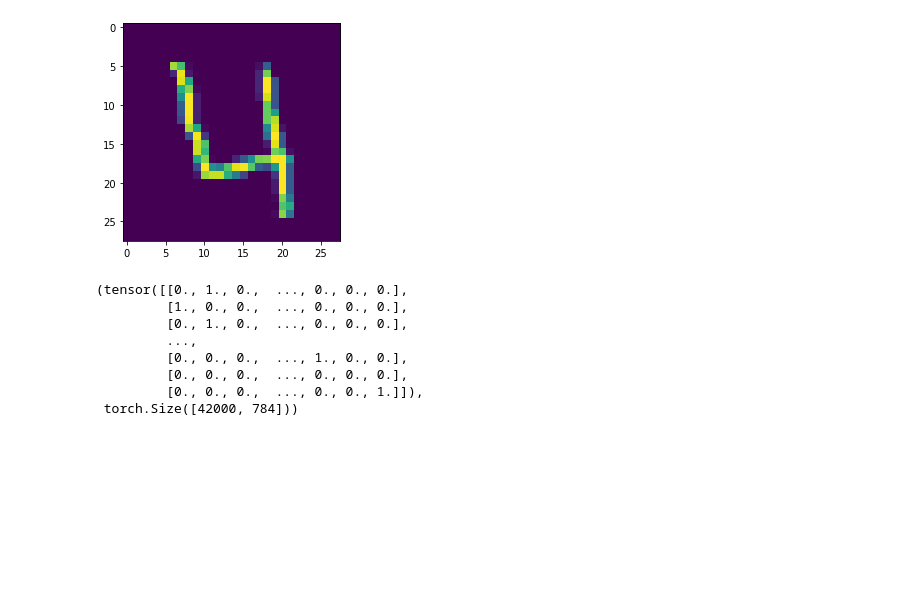
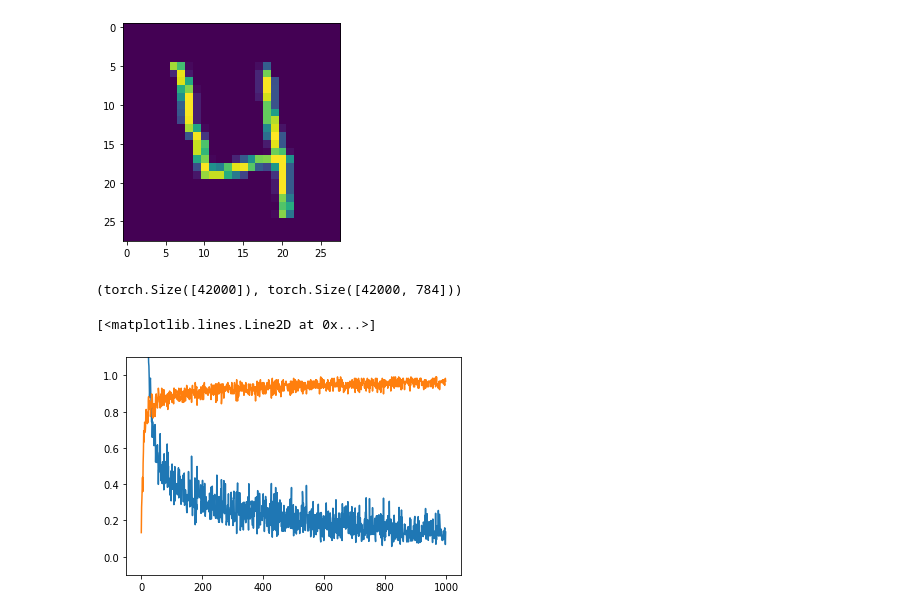
Before and after one commit to demattosanthony/kaggle, a Jupyter notebook: mnist/00_pytorch_mnist.ipynb, the cells around one changed output. Saved outputs shown, nothing was run; the diff lists cells and outputs as text; code cells hidden in the pictures; blank space fills up the shorter version.

```diff
--- a/mnist/00_pytorch_mnist.ipynb
+++ b/mnist/00_pytorch_mnist.ipynb
@@ -39,22 +44,18 @@ def convert_to_one_hot(Y, C):
 #places x and y in tensors
 Y_train = torch.tensor(train_df.label.values)
 X_train_orig = torch.tensor(train_df.drop('label',axis=1).values)
+X_test_orig = torch.tensor(test_df.values)
 #flatten images
 X_train_flatten = X_train_orig.reshape((-1,28*28))
+X_test_flatten = X_test_orig.reshape((-1,28*28))
 #normalize
 X_train = X_train_flatten/255.
+X_test = X_test_flatten/255.
 #convert labels to one hot tensors
-Y_train = convert_to_one_hot(Y_train,10)
-Y_train,X_train.shape
+# Y_train = convert_to_one_hot(Y_train,10)
+Y_train.shape,X_train.shape
 # %% [output]
-(tensor([[0., 1., 0.,  ..., 0., 0., 0.],
-         [1., 0., 0.,  ..., 0., 0., 0.],
-         [0., 1., 0.,  ..., 0., 0., 0.],
-         ...,
-         [0., 0., 0.,  ..., 1., 0., 0.],
-         [0., 0., 0.,  ..., 0., 0., 0.],
-         [0., 0., 0.,  ..., 0., 0., 1.]]),
- torch.Size([42000, 784]))
+(torch.Size([42000]), torch.Size([42000, 784]))
 # %%
 #model
 class ApdNet(torch.nn.Module):
@@ -71,23 +72,30 @@ class ApdNet(torch.nn.Module):
 # %%
 #training
 model = ApdNet()
-BS = 64
+BS = 128
 loss_function = nn.CrossEntropyLoss()
-optim = torch.optim.SGD(model.parameters(),lr=0.001,momentum=0)
+optim = torch.optim.Adam(model.parameters(),lr=0.001)
+# optim = torch.optim.SGD(model.parameters(),lr=0.01)
 losses, accuracies = [],[]
 for i in (t := trange(1000)):
     samp = np.random.randint(0,X_train.shape[0], size=(BS))
-    X = X_train[samp].reshape((-1,28*28)).float()
-    Y = Y_train[samp].long()
+    X = X_train[samp]
+    Y = Y_train[samp]
     optim.zero_grad()
     out = model(X)
     cat = torch.argmax(out,dim=1)
     accuracy = (cat == Y).float().mean()
     loss = loss_function(out,Y)
     loss.backward()
     optim.step()
     loss, accuracy = loss.item(),accuracy.item()
     losses.append(loss)
     accuracies.append(accuracy)
-print(losses)
-print(accuracies)
+    t.set_description("loss %.2f accuracy %.2f" % (loss,accuracy))
+
+plt.ylim(-0.1,1.1)
+plot(losses)
+plot(accuracies)
+# %% [output]
+[<matplotlib.lines.Line2D at 0x...>]
+[figure, added]
```
Also changed, not shown: parts of 2 cells of this notebook, 1 other file.
